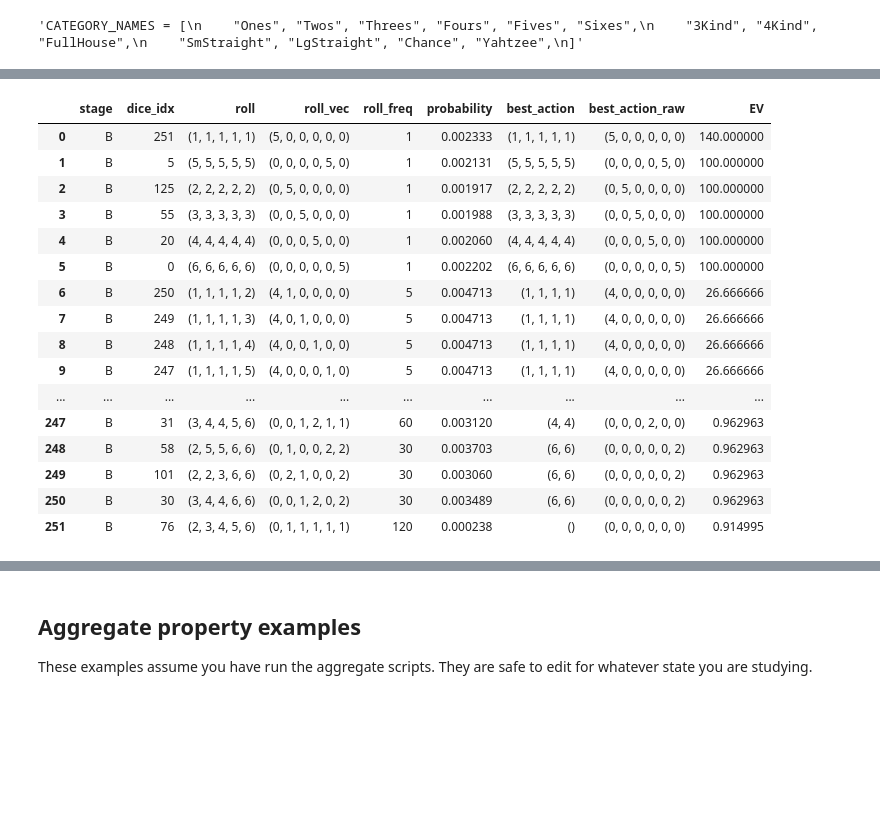
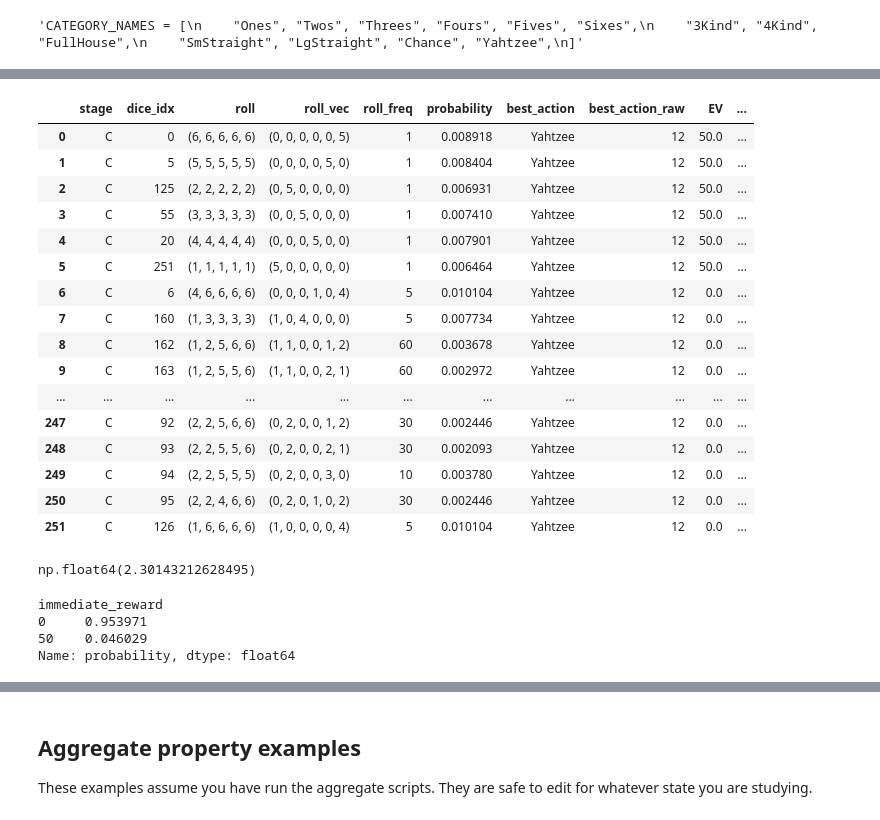
Before and after one commit to Ballpark-Figures/yahtzee, a Jupyter notebook: math/notebooks/state_explorer.ipynb, the cells around one changed output, grey strips where cells are left out. Saved outputs shown, nothing was run; the diff lists cells and outputs as text; code cells hidden in the pictures; blank space fills up the shorter version.

```diff
--- a/math/notebooks/state_explorer.ipynb
+++ b/math/notebooks/state_explorer.ipynb
@@ -1071,13 +1407,13 @@ all_roll_evs(start_state, "C")
 # %% [output]
 'CATEGORY_NAMES = [\n    "Ones", "Twos", "Threes", "Fours", "Fives", "Sixes",\n    "3Kind", "4Kind", "FullHouse",\n    "SmStraight", "LgStraight", "Chance", "Yahtzee",\n]'
 # %%
-missing = 0
+missing = 9
 cats = ["Ones", "Twos", "Threes", "Fours", "Fives", "Sixes", "3Kind", "4Kind", "FullHouse", "SmStraight", "LgStraight", "Chance", "Yahtzee"]
 reduced_cats = cats[:missing] + cats[missing + 1:]
 near_end_state = ReducedGameState(
     filled_mask=mask_from_categories(reduced_cats),
-    upper_total=58,
-    yahtzee_eligible=True,
+    upper_total=63,
+    yahtzee_eligible=False,
 )
 
 describe_state(near_end_state), state_value(near_end_state)
@@ -1102,20 +1478,32 @@ describe_state(near_end_state), state_value(near_end_state)
 # %%
-all_roll_evs(near_end_state, "B")
+df = all_roll_evs(near_end_state, "C")
+df
 # %% [output]
-|  | stage | dice_idx | roll | roll_vec | roll_freq | probability | best_action | best_action_raw | EV |
-| 0 | B | 251 | (1, 1, 1, 1, 1) | (5, 0, 0, 0, 0, 0) | 1 | 0.002333 | (1, 1, 1, 1, 1) | (5, 0, 0, 0, 0, 0) | 140.000000 |
-| 1 | B | 5 | (5, 5, 5, 5, 5) | (0, 0, 0, 0, 5, 0) | 1 | 0.002131 | (5, 5, 5, 5, 5) | (0, 0, 0, 0, 5, 0) | 100.000000 |
-| 2 | B | 125 | (2, 2, 2, 2, 2) | (0, 5, 0, 0, 0, 0) | 1 | 0.001917 | (2, 2, 2, 2, 2) | (0, 5, 0, 0, 0, 0) | 100.000000 |
-| 3 | B | 55 | (3, 3, 3, 3, 3) | (0, 0, 5, 0, 0, 0) | 1 | 0.001988 | (3, 3, 3, 3, 3) | (0, 0, 5, 0, 0, 0) | 100.000000 |
-| 4 | B | 20 | (4, 4, 4, 4, 4) | (0, 0, 0, 5, 0, 0) | 1 | 0.002060 | (4, 4, 4, 4, 4) | (0, 0, 0, 5, 0, 0) | 100.000000 |
-| 5 | B | 0 | (6, 6, 6, 6, 6) | (0, 0, 0, 0, 0, 5) | 1 | 0.002202 | (6, 6, 6, 6, 6) | (0, 0, 0, 0, 0, 5) | 100.000000 |
-| 6 | B | 250 | (1, 1, 1, 1, 2) | (4, 1, 0, 0, 0, 0) | 5 | 0.004713 | (1, 1, 1, 1) | (4, 0, 0, 0, 0, 0) | 26.666666 |
-| 7 | B | 249 | (1, 1, 1, 1, 3) | (4, 0, 1, 0, 0, 0) | 5 | 0.004713 | (1, 1, 1, 1) | (4, 0, 0, 0, 0, 0) | 26.666666 |
-| 8 | B | 248 | (1, 1, 1, 1, 4) | (4, 0, 0, 1, 0, 0) | 5 | 0.004713 | (1, 1, 1, 1) | (4, 0, 0, 0, 0, 0) | 26.666666 |
-| 9 | B | 247 | (1, 1, 1, 1, 5) | (4, 0, 0, 0, 1, 0) | 5 | 0.004713 | (1, 1, 1, 1) | (4, 0, 0, 0, 0, 0) | 26.666666 |
-| ... | ... | ... | ... | ... | ... | ... | ... | ... | ... |
-| 247 | B | 31 | (3, 4, 4, 5, 6) | (0, 0, 1, 2, 1, 1) | 60 | 0.003120 | (4, 4) | (0, 0, 0, 2, 0, 0) | 0.962963 |
-| 248 | B | 58 | (2, 5, 5, 6, 6) | (0, 1, 0, 0, 2, 2) | 30 | 0.003703 | (6, 6) | (0, 0, 0, 0, 0, 2) | 0.962963 |
-| 249 | B | 101 | (2, 2, 3, 6, 6) | (0, 2, 1, 0, 0, 2) | 30 | 0.003060 | (6, 6) | (0, 0, 0, 0, 0, 2) | 0.962963 |
-| 250 | B | 30 | (3, 4, 4, 6, 6) | (0, 0, 1, 2, 0, 2) | 30 | 0.003489 | (6, 6) | (0, 0, 0, 0, 0, 2) | 0.962963 |
-| 251 | B | 76 | (2, 3, 4, 5, 6) | (0, 1, 1, 1, 1, 1) | 120 | 0.000238 | () | (0, 0, 0, 0, 0, 0) | 0.914995 |
+|  | stage | dice_idx | roll | roll_vec | roll_freq | probability | best_action | best_action_raw | EV | ... |
+| 0 | C | 0 | (6, 6, 6, 6, 6) | (0, 0, 0, 0, 0, 5) | 1 | 0.008918 | Yahtzee | 12 | 50.0 | ... |
+| 1 | C | 5 | (5, 5, 5, 5, 5) | (0, 0, 0, 0, 5, 0) | 1 | 0.008404 | Yahtzee | 12 | 50.0 | ... |
+| 2 | C | 125 | (2, 2, 2, 2, 2) | (0, 5, 0, 0, 0, 0) | 1 | 0.006931 | Yahtzee | 12 | 50.0 | ... |
+| 3 | C | 55 | (3, 3, 3, 3, 3) | (0, 0, 5, 0, 0, 0) | 1 | 0.007410 | Yahtzee | 12 | 50.0 | ... |
+| 4 | C | 20 | (4, 4, 4, 4, 4) | (0, 0, 0, 5, 0, 0) | 1 | 0.007901 | Yahtzee | 12 | 50.0 | ... |
+| 5 | C | 251 | (1, 1, 1, 1, 1) | (5, 0, 0, 0, 0, 0) | 1 | 0.006464 | Yahtzee | 12 | 50.0 | ... |
+| 6 | C | 6 | (4, 6, 6, 6, 6) | (0, 0, 0, 1, 0, 4) | 5 | 0.010104 | Yahtzee | 12 | 0.0 | ... |
+| 7 | C | 160 | (1, 3, 3, 3, 3) | (1, 0, 4, 0, 0, 0) | 5 | 0.007734 | Yahtzee | 12 | 0.0 | ... |
+| 8 | C | 162 | (1, 2, 5, 6, 6) | (1, 1, 0, 0, 1, 2) | 60 | 0.003678 | Yahtzee | 12 | 0.0 | ... |
+| 9 | C | 163 | (1, 2, 5, 5, 6) | (1, 1, 0, 0, 2, 1) | 60 | 0.002972 | Yahtzee | 12 | 0.0 | ... |
+| ... | ... | ... | ... | ... | ... | ... | ... | ... | ... | ... |
+| 247 | C | 92 | (2, 2, 5, 6, 6) | (0, 2, 0, 0, 1, 2) | 30 | 0.002446 | Yahtzee | 12 | 0.0 | ... |
+| 248 | C | 93 | (2, 2, 5, 5, 6) | (0, 2, 0, 0, 2, 1) | 30 | 0.002093 | Yahtzee | 12 | 0.0 | ... |
+| 249 | C | 94 | (2, 2, 5, 5, 5) | (0, 2, 0, 0, 3, 0) | 10 | 0.003780 | Yahtzee | 12 | 0.0 | ... |
+| 250 | C | 95 | (2, 2, 4, 6, 6) | (0, 2, 0, 1, 0, 2) | 30 | 0.002446 | Yahtzee | 12 | 0.0 | ... |
+| 251 | C | 126 | (1, 6, 6, 6, 6) | (1, 0, 0, 0, 0, 4) | 5 | 0.010104 | Yahtzee | 12 | 0.0 | ... |
+# %%
+(df['probability'] * df['immediate_reward']).sum()
+# %% [output]
+np.float64(2.30143212628495)
+# %%
+df.groupby("immediate_reward")['probability'].sum()
+# %% [output]
+immediate_reward
+0     0.953971
+50    0.046029
+Name: probability, dtype: float64
```
Also changed, not shown: parts of 44 cells of this notebook.
